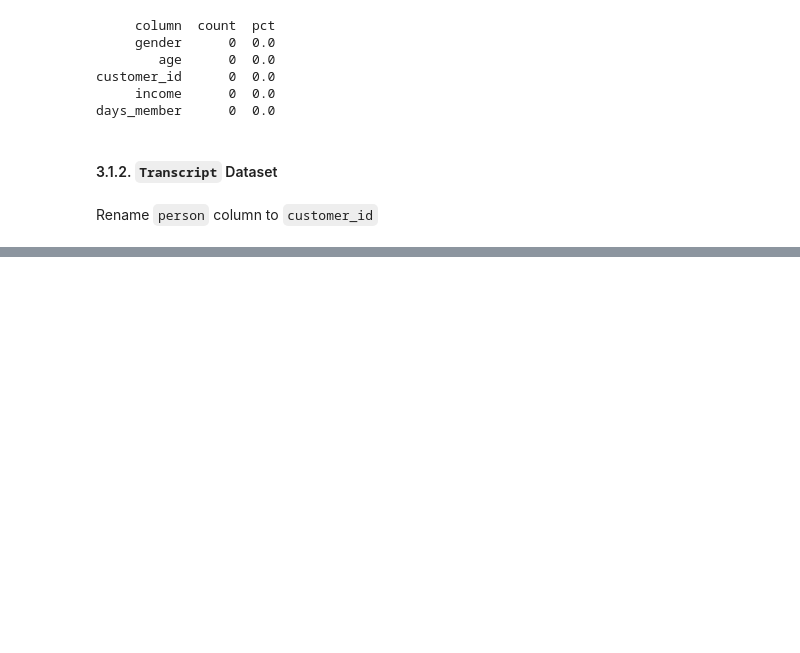
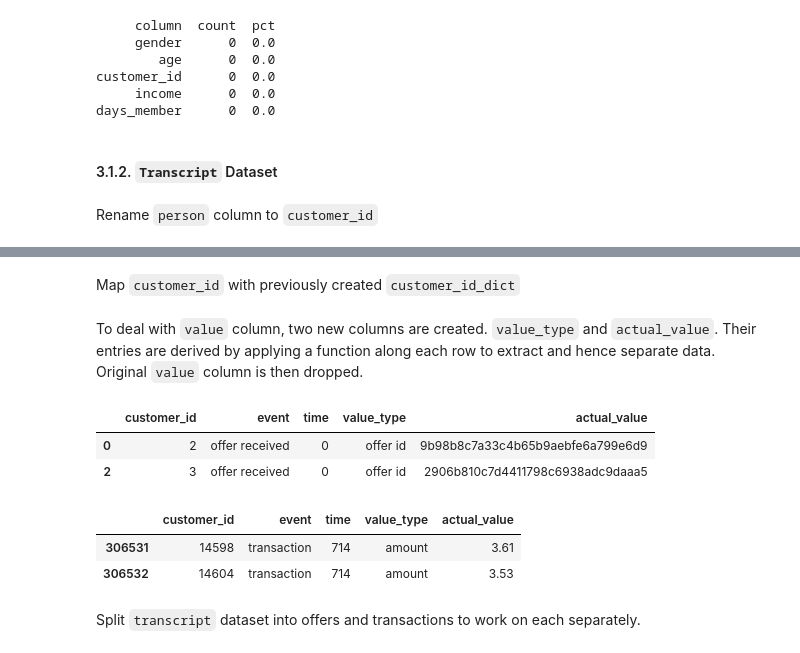
Before and after one commit to codeefy/Starbucks-Customer-Segmentation-, a Jupyter notebook: segmentation.ipynb, the cells around one changed output, grey strips where cells are left out. Saved outputs shown, nothing was run; the diff lists cells and outputs as text; code cells hidden in the pictures; blank space fills up the shorter version.

```diff
--- a/segmentation.ipynb
+++ b/segmentation.ipynb
@@ -547,3 +547,6 @@ days_member      0  0.0
 #### 3.1.2. `Transcript` Dataset
 # %% [markdown]
 Rename `person` column to `customer_id`
+# %%
+# Rename `person` column to `customer_id`
+transcript.rename(columns={'person': 'customer_id'}, inplace=True)
@@ -549,0 +555,33 @@ Rename `person` column to `customer_id`
+# %%
+# Drop rows with `customer_id` corresponding to deleted users in `profile`
+transcript = transcript[transcript.customer_id.isin(dropped_profiles) == False]
+# %% [markdown]
+Map `customer_id` with previously created `customer_id_dict`
+# %%
+# Map `customer_id` with previously created `customer_id_dict`
+transcript.customer_id = transcript.customer_id.apply(lambda x: customer_id_dict[x])
+# %% [markdown]
+To deal with `value` column, two new columns are created. `value_type` and `actual_value`. Their entries are derived by applying a function along each row to extract and hence separate data. Original `value` column is then dropped.
+# %%
+# Add column `value_type`
+transcript['value_type'] = transcript.value.apply(lambda x : list(x.keys())[0])
+
+# Add column `actual_value`
+transcript['actual_value'] = transcript.value.apply(lambda x : list(x.values())[0])
+
+# Drop `value` column
+transcript.drop(columns='value', inplace=True)
+# %%
+transcript.head(2)
+# %% [output]
+|  | customer_id | event | time | value_type | actual_value |
+| 0 | 2 | offer received | 0 | offer id | 9b98b8c7a33c4b65b9aebfe6a799e6d9 |
+| 2 | 3 | offer received | 0 | offer id | 2906b810c7d4411798c6938adc9daaa5 |
+# %%
+transcript.tail(2)
+# %% [output]
+|  | customer_id | event | time | value_type | actual_value |
+| 306531 | 14598 | transaction | 714 | amount | 3.61 |
+| 306532 | 14604 | transaction | 714 | amount | 3.53 |
+# %% [markdown]
+Split `transcript` dataset into offers and transactions to work on each separately.
```
Also changed, not shown: parts of 1 cell of this notebook.
